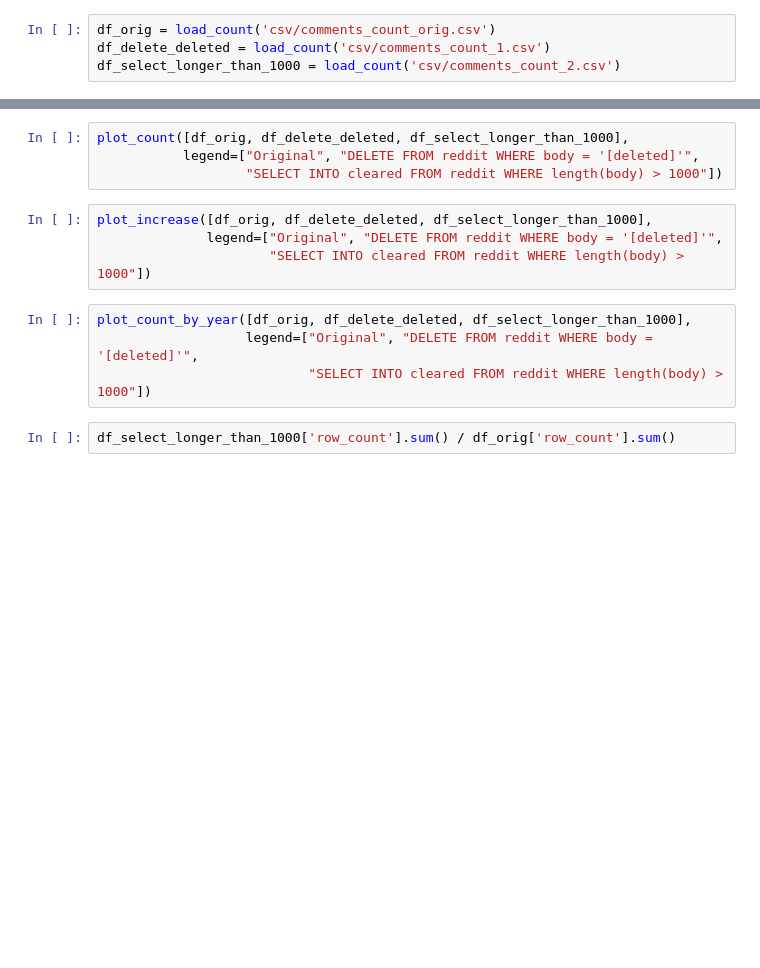
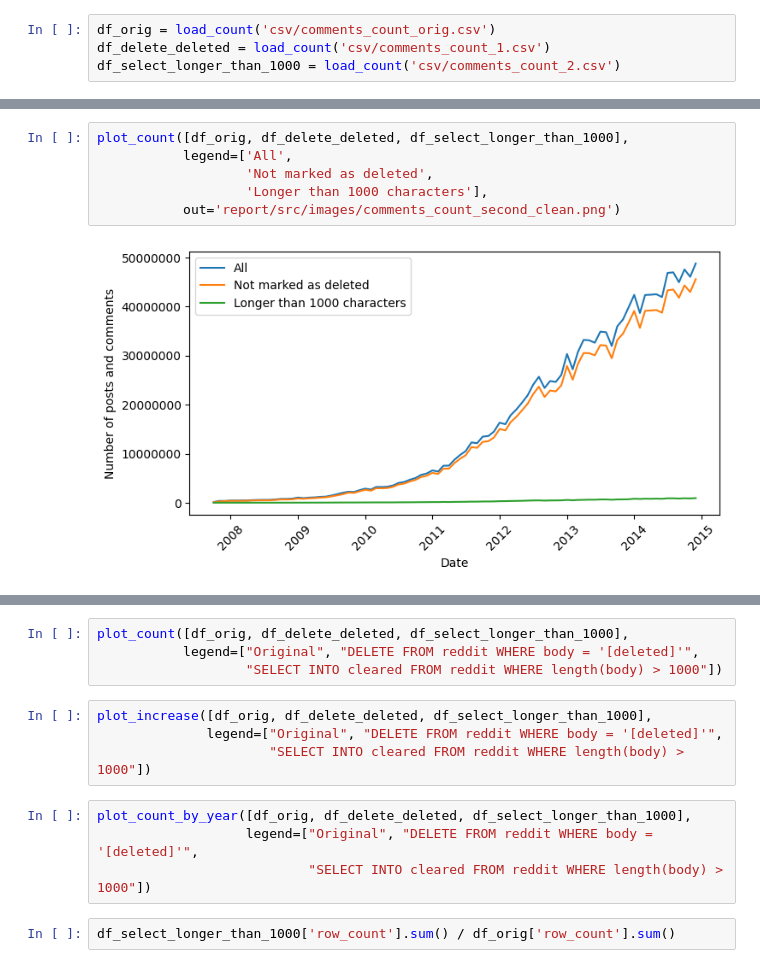
Before and after one commit to sokoloowski/adm, a Jupyter notebook: comments_count.ipynb, the cells around one changed output, grey strips where cells are left out. Cells and saved outputs as stored; diff of their text form; blank space fills up the shorter version.

```diff
--- a/comments_count.ipynb
+++ b/comments_count.ipynb
@@ -55,0 +77,8 @@ df_select_longer_than_1000 = load_count('csv/comments_count_2.csv')
+# %%
+plot_count([df_orig, df_delete_deleted, df_select_longer_than_1000],
+           legend=['All',
+                   'Not marked as deleted',
+                   'Longer than 1000 characters'],
+           out='report/src/images/comments_count_second_clean.png')
+# %% [output]
+[figure, added]
```
Also changed, not shown: parts of 4 cells of this notebook.
